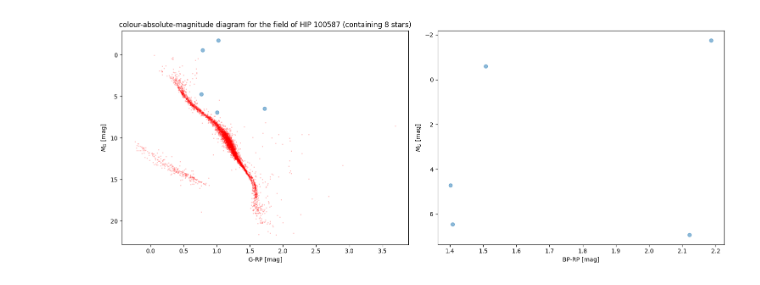
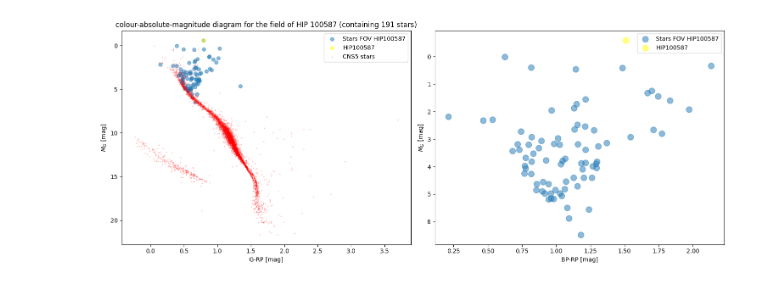
Before and after one commit to finnlsw/bachelorarbeit, a Jupyter notebook: Color_magnitude_diagrams.ipynb, the cells around one changed output. Saved outputs shown, nothing was run; the diff lists cells and outputs as text; code cells hidden in the pictures.

```diff
--- a/Color_magnitude_diagrams.ipynb
+++ b/Color_magnitude_diagrams.ipynb
@@ -28,0 +60,22 @@ display(df_cns5)
+# %%
+# Get unique 'DR3Name' values from each DataFrame
+unique_names_df1 = df1['DR3Name'].unique()
+unique_names_df2 = df2['DR3Name'].unique()
+unique_names_df3 = df3['DR3Name'].unique()
+
+# Find rows with same 'DR3Name' values across all DataFrames
+common_names = set(unique_names_df1) & set(unique_names_df2) & set(unique_names_df3)
+
+# Filter each DataFrame to keep only rows with 'DR3Name' present in common_names
+fil_df1 = df1[df1['DR3Name'].isin(common_names)].copy()
+fil_df2 = df2[df2['DR3Name'].isin(common_names)].copy()
+fil_df3 = df3[df3['DR3Name'].isin(common_names)].copy()
+
+# calc absolute magnitudes for next step
+fil_df1['absolute Gmag'] = fil_df1['Gmag'] + 5*np.log10(fil_df1['Plx']/100)
+fil_df2['absolute Gmag'] = fil_df2['Gmag'] + 5*np.log10(fil_df2['Plx']/100)
+fil_df3['absolute Gmag'] = fil_df3['Gmag'] + 5*np.log10(fil_df3['Plx']/100)
+
+display(fil_df1)
+display(fil_df2)
+display(fil_df3)
@@ -29,18 +122,31 @@ display(df_cns5)
 # %%
+#import cns5 data for comparrison
+df_cns5 = pd.read_csv('/home/finn/visual_Studio_Code/data/CNS5_data.csv')
+df_cns5 = df_cns5.dropna() # remove all NaN values
+df_cns5['absolute Gmag CNS5'] = df_cns5['g_mag'] + 5*np.log10(df_cns5['parallax']/100)
+#display(df_cns5)
+
 fig, axs = plt.subplots(1, 2, figsize=(15, 6))
 
-axs[0].scatter(df['G-RP'], df['absolute Gmag'], alpha=0.5)
-axs[0].scatter(df_cns5['g_rp_resulting'], df_cns5['absolute Gmag CNS5'], alpha=0.2, color='red', s=1)
+axs[0].scatter(fil_df1['G-RP'], fil_df1['absolute Gmag'], alpha=0.5, label='Stars FOV HIP100587')
+axs[0].scatter(fil_df1['G-RP'][-1:], fil_df1['absolute Gmag'][-1:], alpha=0.5, color='yellow', label='HIP100587')
+axs[0].scatter(df_cns5['g_rp_resulting'], df_cns5['absolute Gmag CNS5'], alpha=0.2, color='red', s=1,label='CNS5 stars')
 axs[0].invert_yaxis()  # Invert y-axis for the left plot
 axs[0].set_xlabel('G-RP [mag]')
 axs[0].set_ylabel(r'$M_G$ [mag]')
-axs[0].set_title(f'colour-absolute-magnitude diagram for the field of HIP 100587 (containing {len(df)} stars)')
+axs[0].legend()
+axs[0].set_title(f'colour-absolute-magnitude diagram for the field of HIP 100587 (containing {len(df1)-1} stars)')
 
-axs[1].scatter(df['BP-RP'], df['absolute Gmag'], alpha=0.5)
+
+axs[1].scatter(fil_df1['BP-RP'][:-1], fil_df1['absolute Gmag'][:-1], alpha=0.5,   s=100.0,label='Stars FOV HIP100587')
+#axs[1].scatter(fil_df2['BP-RP'][:-1], fil_df2['absolute Gmag'][:-1], alpha=0.5, color='green', s=50.0,label='Stars FOV HIP100587')
+#axs[1].scatter(fil_df3['BP-RP'][:-1], fil_df3['absolute Gmag'][:-1], alpha=0.5, color='yellow',s=20.0,label='Stars FOV HIP100587')
+axs[1].scatter(fil_df1['BP-RP'][-1:], fil_df1['absolute Gmag'][-1:], alpha=0.5, color='yellow', s=100, label='HIP100587')
+axs[1].legend()
 axs[1].invert_yaxis()
 axs[1].set_xlabel('BP-RP [mag]')
 axs[1].set_ylabel(r'$M_G$ [mag]')
 
 plt.tight_layout()
 # %% [output]
-[figure, old version]
+[figure, new version]
```
Also changed, not shown: parts of 9 cells of this notebook.
